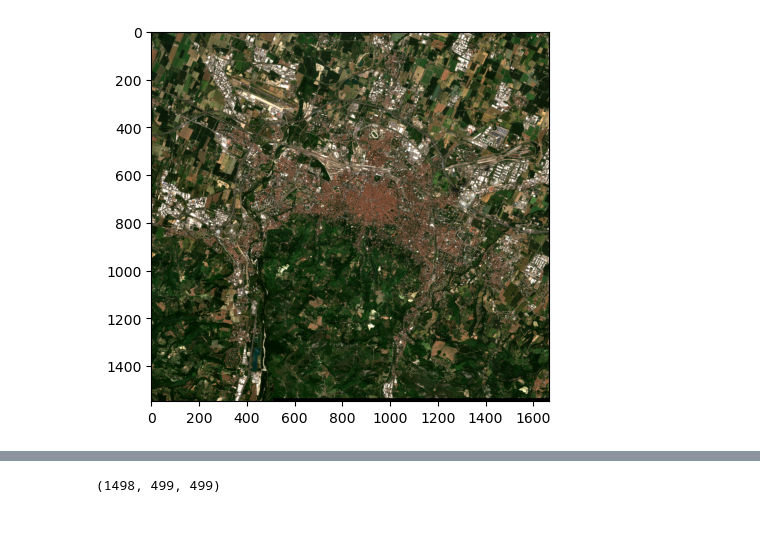
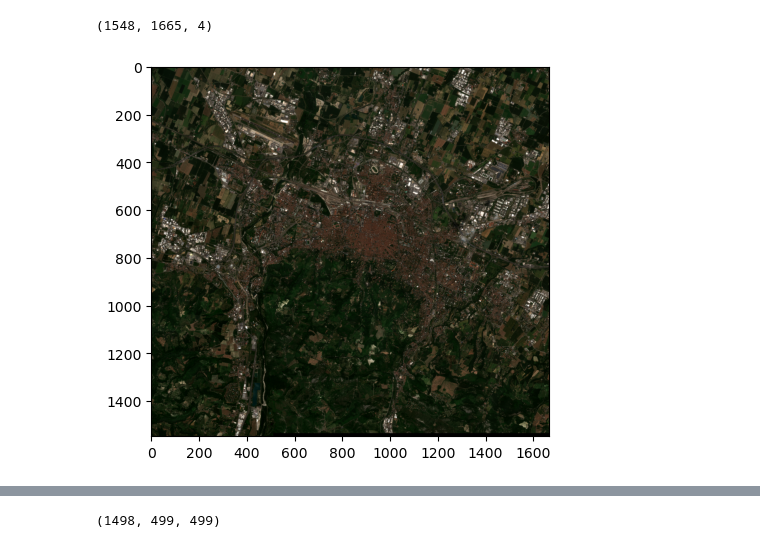
Before and after one commit to nomorehumor/Sentinel-Segmentation, a Jupyter notebook: preparation.ipynb, the cells around one changed output, grey strips where cells are left out. Cells and saved outputs as stored; diff of their text form; code cells hidden in the pictures.

```diff
--- a/preparation.ipynb
+++ b/preparation.ipynb
@@ -11,11 +11,18 @@ SENTINEL_DATASET_DIR = DATASET_DIR / "sentinel"
 # %%
 from matplotlib import pyplot as plt
 
-def vis(img):
+def normalize(img):
     masked_data = np.ma.masked_equal(img, 0)
     lq, uq = np.quantile(masked_data.compressed(), (0.01, 0.99))
-    data = np.clip(img, a_min=lq, a_max=uq)
-    data = (data - lq) / (uq - lq)
+    image_norm = np.clip(img, a_min=lq, a_max=uq)
+    image_norm = (image_norm - lq) / (uq - lq)
+    return image_norm
+
+def vis(img, quant_norm=True):
+    if quant_norm:
+        data = normalize(img)
+    else:
+        data = img
     if data.ndim == 2:
         plt.imshow(data, cmap="gray")
     elif data.ndim == 3:
@@ -23,15 +30,21 @@ def vis(img):
 # %%
 with rasterio.open(SENTINEL_DATASET_DIR / "R.tiff") as f:
     r_data = np.transpose(f.read(), (1,2,0)).squeeze()
 with rasterio.open(SENTINEL_DATASET_DIR / "G.tiff") as f:
     g_data = np.transpose(f.read(), (1,2,0)).squeeze()
 with rasterio.open(SENTINEL_DATASET_DIR / "B.tiff") as f:
     b_data = np.transpose(f.read(), (1,2,0)).squeeze()
 with rasterio.open(SENTINEL_DATASET_DIR / "IR.tiff") as f:
     ir_data = np.transpose(f.read(), (1,2,0)).squeeze()
 
+with rasterio.open(BUILDING_DATASET_DIR / "footprint.tiff") as f:
+    building_data = np.transpose(f.read(), (1,2,0)).squeeze()
+
+
 all_bands = np.stack([r_data, g_data, b_data, ir_data], axis=-1)
-image_tensor = torch.from_numpy(all_bands)
-vis(all_bands[:,:,:3])
+print(all_bands.shape)
+all_bands = normalize(all_bands)
+vis(all_bands[:,:,:3], quant_norm=False)
 # %% [output]
+(1548, 1665, 4)
-[figure, old version]
+[figure, new version]
```
Also changed, not shown: parts of 9 cells of this notebook.
